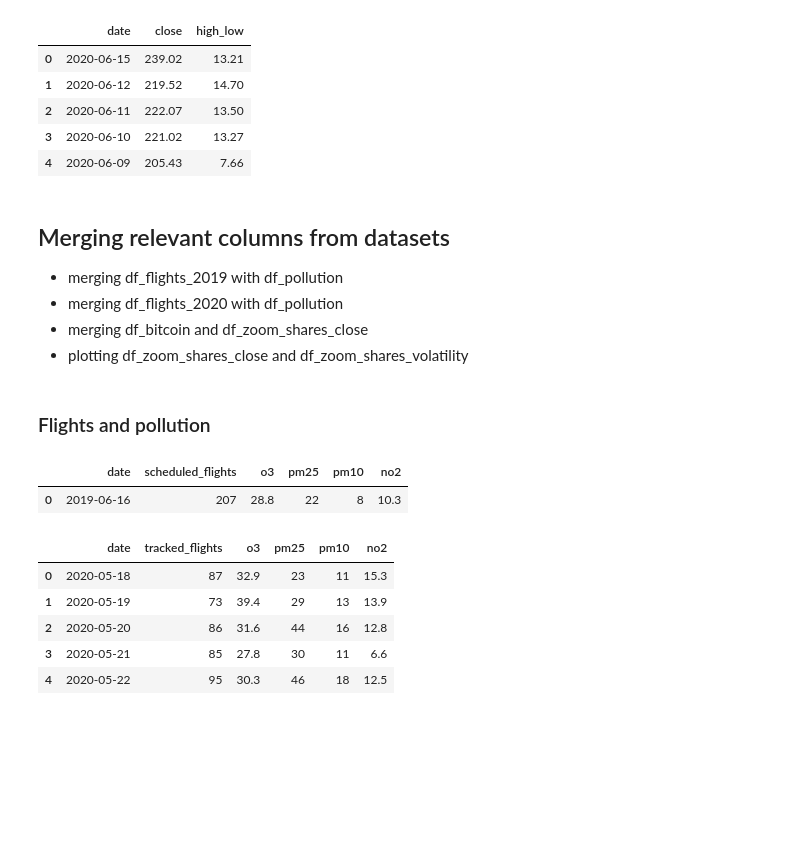
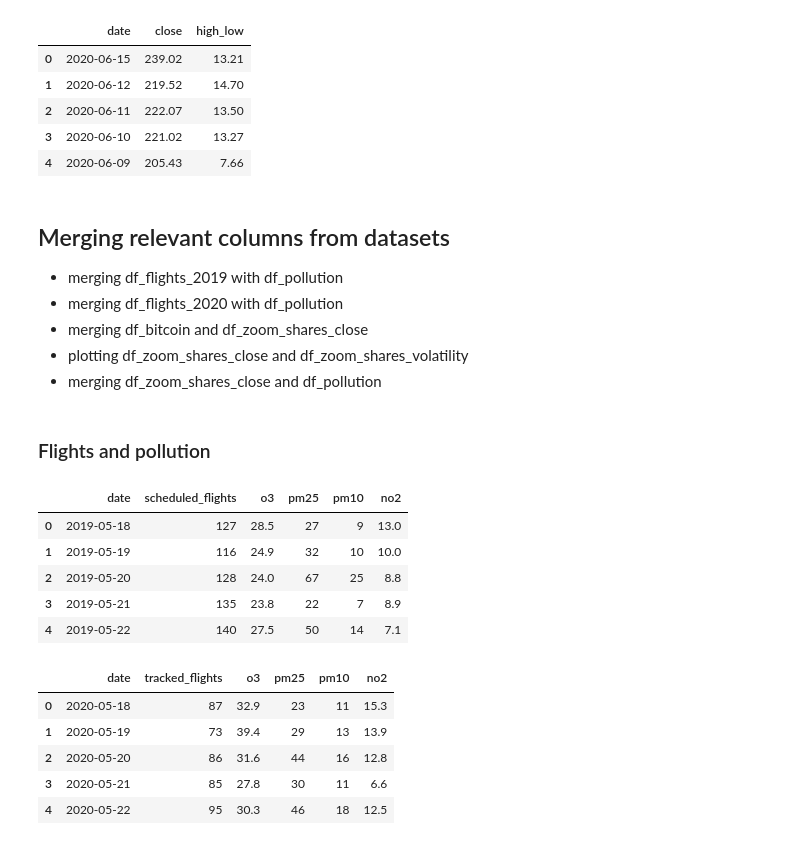
Before and after one commit to MikkiSeidenschnur/data_ber_project_pandas, a Jupyter notebook: modules/analysis_plot_flight_and_pollution_data.ipynb, the cells around one changed output. Saved outputs shown, nothing was run; the diff lists cells and outputs as text; code cells hidden in the pictures; blank space fills up the shorter version.

```diff
--- a/modules/analysis_plot_flight_and_pollution_data.ipynb
+++ b/modules/analysis_plot_flight_and_pollution_data.ipynb
@@ -40,7 +42,7 @@ df_flights_2020.head()
 # Importing pollution data from 16-06-2019 to 16-06-2020
 # Using lower() on 'Date'
 
-df_pollution = pd.read_json('../data/clean_pollutiondata.json')
+df_pollution = pd.read_json('../data/clean_pollutiondata_incl_may19.json')
 df_pollution.columns = ['date', 'o3', 'pm25', 'pm10', 'no2']
 
 df_pollution.head(10)
@@ -104,17 +106,22 @@ df_zoom_shares_volatility.head()
 - merging df_flights_2020 with df_pollution
 - merging df_bitcoin and df_zoom_shares_close
 - plotting df_zoom_shares_close and df_zoom_shares_volatility
+- merging df_zoom_shares_close and df_pollution
 # %% [markdown]
 ### Flights and pollution
 # %%
 # merging df_flights_2019 with df_pollution
 
 df_pol_flights_2019 = df_flights_2019.merge(df_pollution)
 
-df_pol_flights_2019
+df_pol_flights_2019.head()
 # %% [output]
 |  | date | scheduled_flights | o3 | pm25 | pm10 | no2 |
-| 0 | 2019-06-16 | 207 | 28.8 | 22 | 8 | 10.3 |
+| 0 | 2019-05-18 | 127 | 28.5 | 27 | 9 | 13.0 |
+| 1 | 2019-05-19 | 116 | 24.9 | 32 | 10 | 10.0 |
+| 2 | 2019-05-20 | 128 | 24.0 | 67 | 25 | 8.8 |
+| 3 | 2019-05-21 | 135 | 23.8 | 22 | 7 | 8.9 |
+| 4 | 2019-05-22 | 140 | 27.5 | 50 | 14 | 7.1 |
 # %%
 # merging df_flights_2020 with df_pollution
 
```
Also changed, not shown: parts of 12 cells of this notebook.
